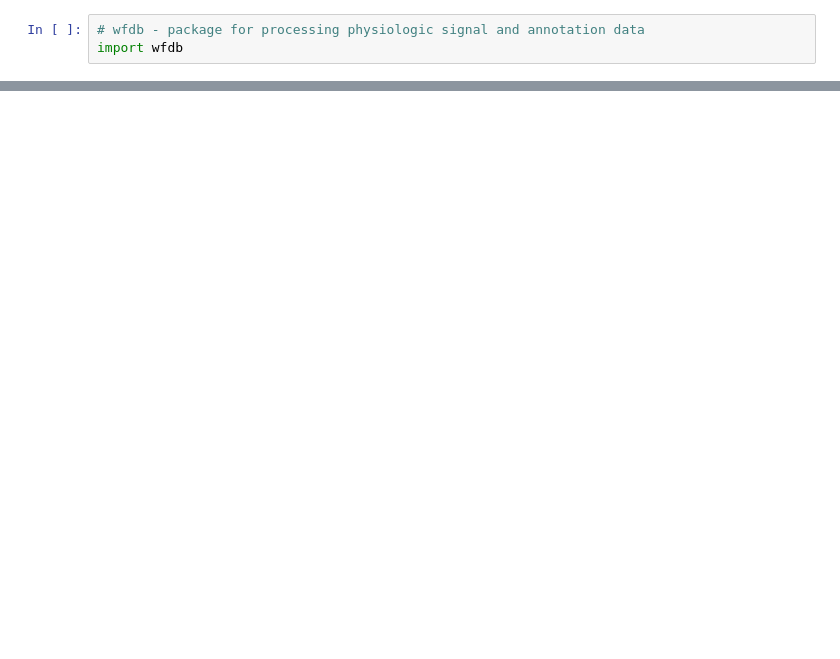
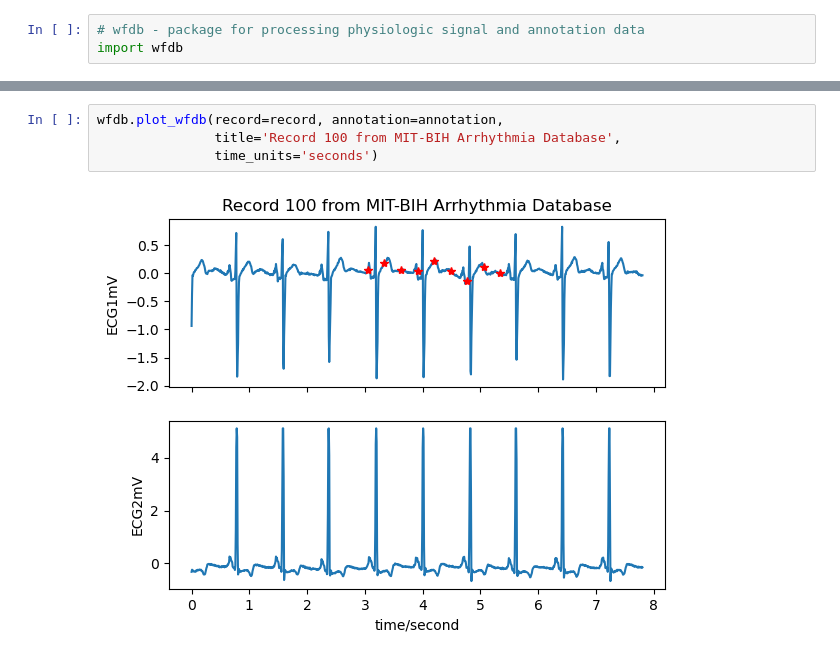
Before and after one commit to pap1rana/arrhythmia-detection, a Jupyter notebook: reading-data.ipynb, the cells around one changed output, grey strips where cells are left out. Drawn from its saved outputs; the diff is of its cells as text; blank space fills up the shorter version.

```diff
--- a/reading-data.ipynb
+++ b/reading-data.ipynb
@@ -29,0 +59,6 @@ display(record.__dict__)
+# %%
+wfdb.plot_wfdb(record=record, annotation=annotation,
+               title='Record 100 from MIT-BIH Arrhythmia Database',
+               time_units='seconds')
+# %% [output]
+[figure, added]
```
Also changed, not shown: parts of 4 cells of this notebook.
